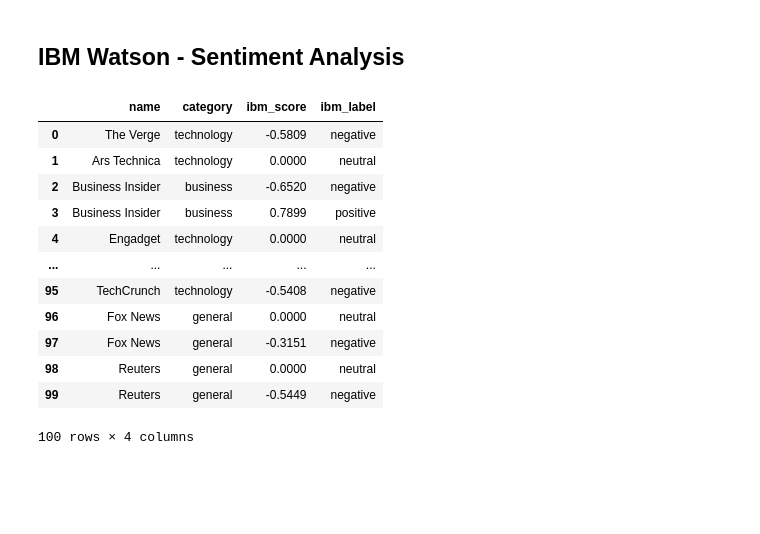
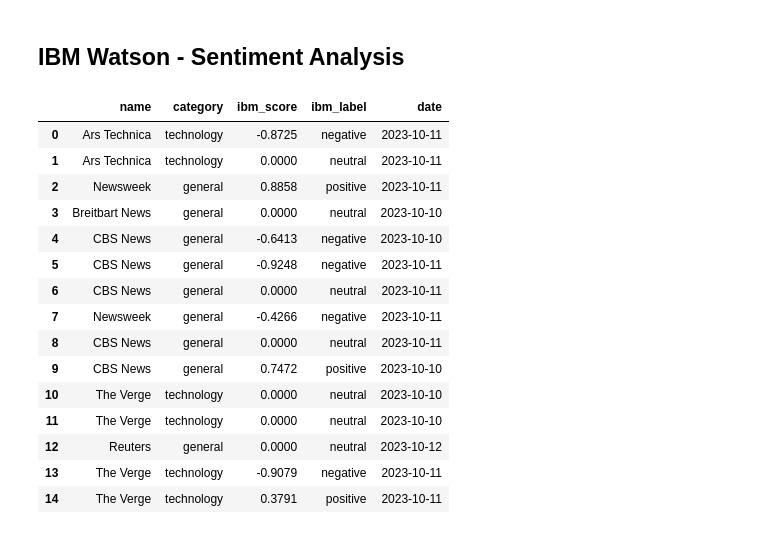
Before and after one commit to anly501/dsan-5000-project-mazuckerberg-git, a Jupyter notebook: dsan-website/5000-website/3_data_cleaning Python.ipynb, the cells around one changed output. Saved outputs shown, nothing was run; the diff lists cells and outputs as text; code cells hidden in the pictures; blank space fills up the shorter version.

Commit message:
Data Cleaning modifications

```diff
--- a/dsan-website/5000-website/3_data_cleaning Python.ipynb
+++ b/dsan-website/5000-website/3_data_cleaning Python.ipynb
@@ -12,7 +12,7 @@ from newsapi.newsapi_client import NewsApiClient
 import pandas as pd
 
 date = date.today()
-date_past = date - relativedelta(months=1)
+date_past = date - relativedelta(day=10)
 
 f = open('auth.k','r', encoding="utf-8")
 ak = f.readlines()
@@ -90,7 +95,7 @@ from ibm_watson.natural_language_understanding_v1 import Features, SentimentOpti
 
 import os
 # %%
-df_content = pd.DataFrame(df_articles, columns=['source', 'content'])
+df_content = pd.DataFrame(df_articles, columns=['source', 'content', 'publishedAt'])
 df_content['source'] = df_content['source'].apply(lambda x: x['id'])
 
 authenticator = IAMAuthenticator('_4YE1Qj6PFjke1zYsp7Kapgfu5laaaBE1E_ZUw1IiUPa')
@@ -104,6 +109,7 @@ natural_language_understanding.set_service_url('https://api.us-south.natural-lan
 #IBM Watson
 i = 0
 ibm_source = []
+ibm_date = []
 ibm_score = []
 ibm_label = []
 for index, row in df_content.iterrows():
@@ -113,42 +119,48 @@ for index, row in df_content.iterrows():
 
     s = row['source']
     ibm_source.append(s)
+    d = row['publishedAt']
+    ibm_date.append(d)
     x = response['sentiment']['document']['score']
     x = round(x, 4)
     ibm_score.append(x)
     y = response['sentiment']['document']['label']
     ibm_label.append(y)
-    #print(response['sentiment']['document']['score'])
-    #print(response['sentiment']['document']['label'])
-    #print(json.dumps(response, indent=2))
+    # print(response['sentiment']['document']['score'])
+    # print(response['sentiment']['document']['label'])
+    # print(json.dumps(response, indent=2))
 
     i=i+1
 
-results = {"id": ibm_source, "ibm_score": ibm_score, "ibm_label": ibm_label}
+results = {"id": ibm_source, "ibm_date": ibm_date, "ibm_score": ibm_score, "ibm_label": ibm_label}
 
 results = pd.DataFrame(data = results)
 # %%
-date = date.today()
-name = str(date) + '_results.csv'
-
-results.to_csv(name, index=False)
-
 results = results.merge(sources, how='left')
 
-results = pd.DataFrame(results, columns=['name', 'category', 'ibm_score', 'ibm_label'])
+results = pd.DataFrame(results, columns=['name', 'category', 'ibm_score', 'ibm_label', 'ibm_date'])
+
+results = results.rename(columns={'ibm_date': 'date'})
+
+results['date'] = pd.to_datetime(results['date'])
+
+results['date'] = results['date'].dt.date
 
 results
 # %% [output]
-|  | name | category | ibm_score | ibm_label |
-| 0 | The Verge | technology | -0.5809 | negative |
-| 1 | Ars Technica | technology | 0.0000 | neutral |
-| 2 | Business Insider | business | -0.6520 | negative |
-| 3 | Business Insider | business | 0.7899 | positive |
-| 4 | Engadget | technology | 0.0000 | neutral |
-| ... | ... | ... | ... | ... |
-| 95 | TechCrunch | technology | -0.5408 | negative |
-| 96 | Fox News | general | 0.0000 | neutral |
-| 97 | Fox News | general | -0.3151 | negative |
-| 98 | Reuters | general | 0.0000 | neutral |
-| 99 | Reuters | general | -0.5449 | negative |
+|  | name | category | ibm_score | ibm_label | date |
+| 0 | Ars Technica | technology | -0.8725 | negative | 2023-10-11 |
+| 1 | Ars Technica | technology | 0.0000 | neutral | 2023-10-11 |
+| 2 | Newsweek | general | 0.8858 | positive | 2023-10-11 |
+| 3 | Breitbart News | general | 0.0000 | neutral | 2023-10-10 |
+| 4 | CBS News | general | -0.6413 | negative | 2023-10-10 |
+| 5 | CBS News | general | -0.9248 | negative | 2023-10-11 |
+| 6 | CBS News | general | 0.0000 | neutral | 2023-10-11 |
+| 7 | Newsweek | general | -0.4266 | negative | 2023-10-11 |
+| 8 | CBS News | general | 0.0000 | neutral | 2023-10-11 |
+| 9 | CBS News | general | 0.7472 | positive | 2023-10-10 |
+| 10 | The Verge | technology | 0.0000 | neutral | 2023-10-10 |
+| 11 | The Verge | technology | 0.0000 | neutral | 2023-10-10 |
+| 12 | Reuters | general | 0.0000 | neutral | 2023-10-12 |
+| 13 | The Verge | technology | -0.9079 | negative | 2023-10-11 |
+| 14 | The Verge | technology | 0.3791 | positive | 2023-10-11 |
-100 rows × 4 columns
```
Also changed, not shown: parts of 2 cells of this notebook, 3 other files.
